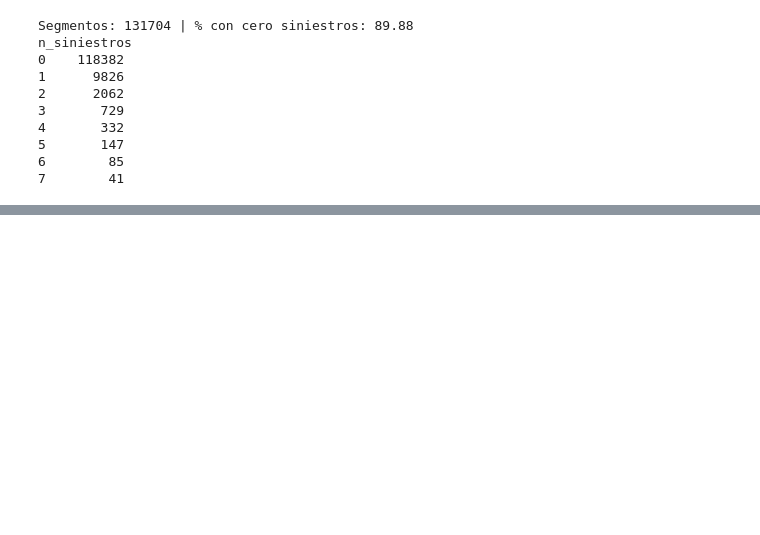
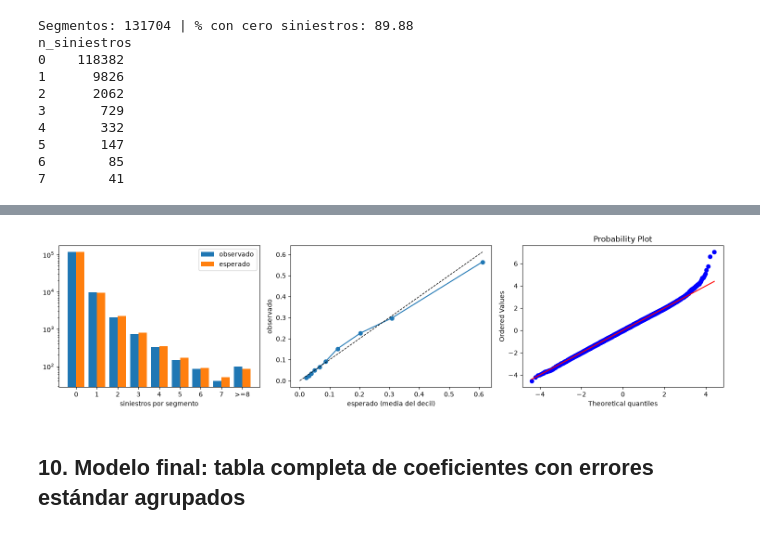
Before and after one commit to BryHerNi21/TT, a Jupyter notebook: modelo_FDS_peatonal.ipynb, the cells around one changed output, grey strips where cells are left out. Saved outputs shown, nothing was run; the diff lists cells and outputs as text; code cells hidden in the pictures; blank space fills up the shorter version.

Commit message:
Actualiza EDA, modelo y priorización; renombra y elimina versiones del modelo

```diff
--- a/modelo_FDS_peatonal.ipynb
+++ b/modelo_FDS_peatonal.ipynb
@@ -495,0 +460,28 @@ ratio_cobertura_peatonal
+# %%
+## Frecuencias observadas y esperadas, calibración por deciles, residuos cuantílicos y VIF
+m = aj[MODELO_FINAL]
+y, X, off, Xi = entradas(m, D, 'tr')
+mu = m['media'](X, off, Xi)
+
+K_MAX = 8
+esp = [np.exp(m['logpmf'](np.full(len(y), k, float), X, off, Xi)).sum() for k in range(K_MAX)]
+esp.append(len(y) - sum(esp))
+obs = [(y == k).sum() for k in range(K_MAX)] + [(y >= K_MAX).sum()]
+freq = pd.DataFrame({'conteo': [str(k) for k in range(K_MAX)] + [f'>={K_MAX}'], 'observado': obs, 'esperado': np.round(esp, 1)})
+freq['obs/esp'] = (freq['observado'] / freq['esperado']).round(3)
+print(freq.to_string(index=False))
+
+calib = pd.DataFrame({'mu': mu, 'y': y}).groupby(pd.qcut(mu, 10, duplicates='drop'), observed=True).agg(esperado=('mu', 'mean'), observado=('y', 'mean'), n=('y', 'size'))
+print(calib.round(4).to_string())
+
+z = rqr(m, D, 'tr')
+print(f"Residuos cuantílicos: media = {z.mean():.3f} | desv. est. = {z.std():.3f} | % con |z| > 3 = {100 * (np.abs(z) > 3).mean():.2f}")
+
+vif = pd.Series([variance_inflation_factor(X.to_numpy(float), i) for i in range(X.shape[1])], index=X.columns).drop('const')
+print(vif.round(2).to_string())
+
+## Calibración por deciles de longitud: verificación directa de la especificación de la longitud
+dec_len = pd.qcut(np.exp(D['len_tr']), 10)
+calib_len = pd.DataFrame({'mu': mu, 'y': y}).groupby(dec_len, observed=True).agg(esperado=('mu', 'mean'), observado=('y', 'mean'), n=('y', 'size'))
+calib_len['obs/esp'] = calib_len['observado'] / calib_len['esperado']
+print(calib_len.round(4).to_string())
@@ -495,0 +506,19 @@ ratio_cobertura_peatonal
+# %%
+## Gráficos: conteos observados vs esperados (escala log), calibración y QQ de los residuos cuantílicos
+fig, ax = plt.subplots(1, 3, figsize=(15, 4))
+pos = np.arange(len(freq))
+ax[0].bar(pos - 0.2, freq['observado'], 0.4, label='observado')
+ax[0].bar(pos + 0.2, freq['esperado'], 0.4, label='esperado')
+ax[0].set_yscale('log'); ax[0].set_xticks(pos); ax[0].set_xticklabels(freq['conteo']); ax[0].set_xlabel('siniestros por segmento'); ax[0].legend()
+
+ax[1].plot(calib['esperado'], calib['observado'], 'o-')
+ax[1].plot([0, calib['esperado'].max()], [0, calib['esperado'].max()], 'k--', lw=1)
+ax[1].set_xlabel('esperado (media del decil)'); ax[1].set_ylabel('observado')
+
+stats.probplot(z, dist='norm', plot=ax[2])
+plt.tight_layout()
+plt.show()
+# %% [output]
+[figure, added]
+# %% [markdown]
+## 10. Modelo final: tabla completa de coeficientes con errores estándar agrupados
```
Also changed, not shown: parts of 61 cells of this notebook, 9 other files.
